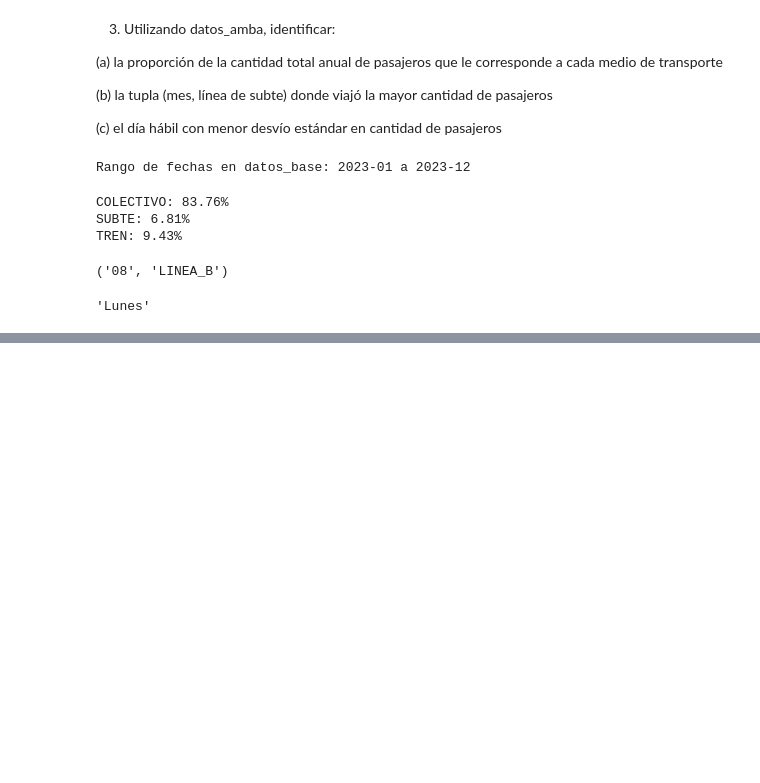
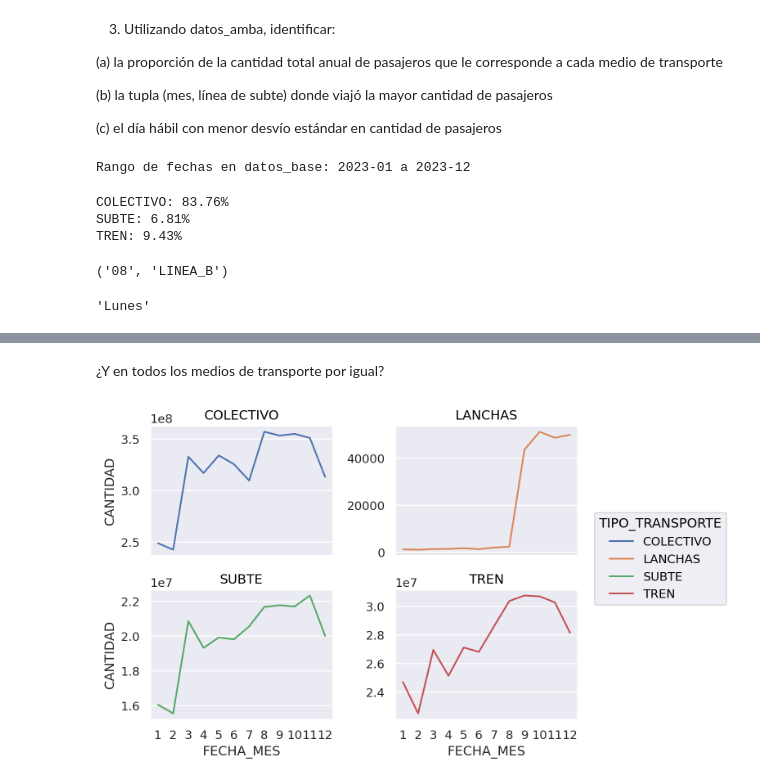
Before and after one commit to mgresnik/trabajo_practico_nro_1, a Jupyter notebook: Laboratorio_de_datos_(LCD)_IC_2024_Trabajo_Práctico_N°_1.ipynb, the cells around one changed output, grey strips where cells are left out. Drawn from its saved outputs; the diff is of its cells as text; code cells hidden in the pictures; blank space fills up the shorter version.

```diff
--- a/Laboratorio_de_datos_(LCD)_IC_2024_Trabajo_Práctico_N°_1.ipynb
+++ b/Laboratorio_de_datos_(LCD)_IC_2024_Trabajo_Práctico_N°_1.ipynb
@@ -150,0 +182,14 @@ id_min_std_pasajeros
+# %% [markdown]
+¿Y en todos los medios de transporte por igual?
+# %%
+variacion_anual=df_sube.groupby(['FECHA_MES','TIPO_TRANSPORTE'])['CANTIDAD'].sum().reset_index()
+(
+so.Plot(data=variacion_anual,
+        x='FECHA_MES',
+        y='CANTIDAD')
+.add(so.Line(),so.Agg("sum"),color='TIPO_TRANSPORTE')
+.facet('TIPO_TRANSPORTE', wrap=2).share(y=False)
+.scale(x=so.Nominal())
+)
+# %% [output]
+[figure, added]
```
Also changed, not shown: parts of 12 cells of this notebook.
